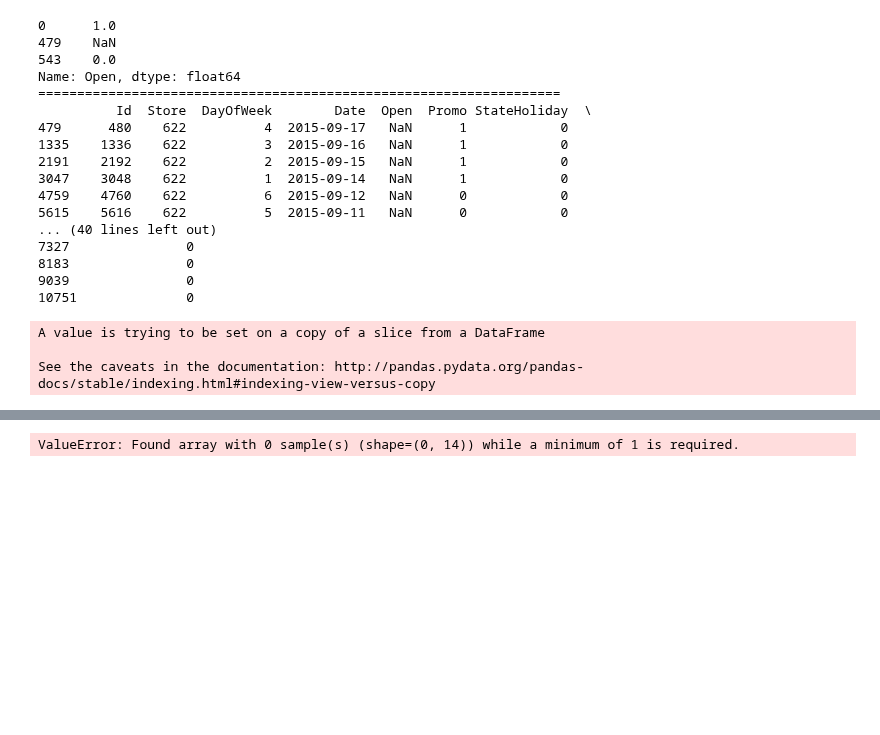
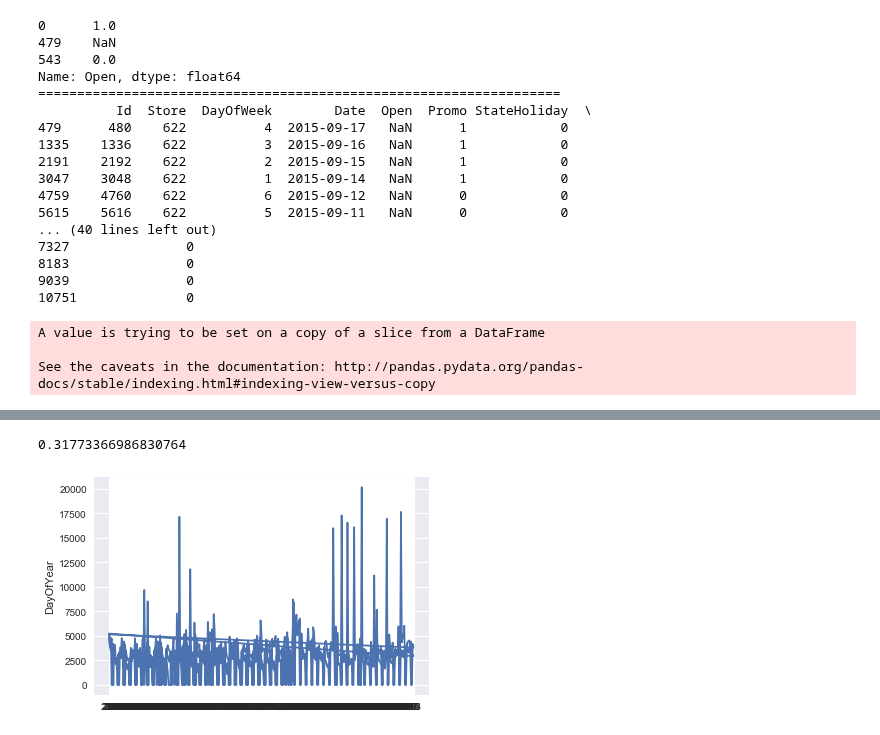
Before and after one commit to Qucy/UdacityMachineLearning, a Jupyter notebook: rossmann_store_sales/practice.ipynb, the cells around one changed output, grey strips where cells are left out. Cells and saved outputs as stored; diff of their text form; code cells hidden in the pictures; blank space fills up the shorter version.

```diff
--- a/rossmann_store_sales/practice.ipynb
+++ b/rossmann_store_sales/practice.ipynb
@@ -207,14 +152,22 @@ Name: Id, dtype: int64
 # %%
+from sklearn.externals import joblib
+
 def loal_and_predit(i, x):
     model_path = 'saved_models\store_{}.pkl'.format(i)
     regr = joblib.load(model_path)
     pred = regr.predict(x)
     return pred
 
-def update_dataframe(df, ids, pred):
+def update_dataframe(df, ids, pred, features):
+    features_day_7 = features['Day_7']
+    indexes = features_day_7.index.values
     for i, sid in enumerate(ids):
-        df['Sales'][df['Id'] == sid] = pred[i]
-    #return df
+        # if day_7 = 1 means it's sunday set sales to 0 directly
+        if (features['Day_7'][indexes[i]] == 1):
+            df['Sales'][df['Id'] == sid] = 0
+        else:
+            df['Sales'][df['Id'] == sid] = pred[i]
+
 
 def generate_submission_file():
     # load submission sample file
@@ -222,20 +175,20 @@ def generate_submission_file():
     for i in range(1, test['Store'].max()+1):
         # choose one store at a time
         test_feature = test[test['Store'] == i]
-        # save ids
-        ids = test_feature['Id']
-        # remove Id and Store for preidct
-        test_feature = test_feature.drop(['Id','Store'], axis=1)
-        # predict
-        pred = loal_and_predit(i, test_feature)
-        # write predictions into submission according to Ids
-        update_dataframe(df, ids, pred)
+        # do preidct only when feature length greater than 0
+        if (len(test_feature) > 0):
+            # save ids
+            ids = test_feature['Id']
+            # remove Id and Store for preidct
+            test_feature = test_feature.drop(['Id','Store'], axis=1)
+            # predict
+            pred = loal_and_predit(i, test_feature)
+            # write predictions into submission according to Ids
+            update_dataframe(df, ids, pred, test_feature)
     # generate new submission file
-    df.to_csv('data\new_sub.csv')
+    df.to_csv('./data/new_sub.csv', index=None)
 
 generate_submission_file()
-# %% [output]
-ValueError: Found array with 0 sample(s) (shape=(0, 14)) while a minimum of 1 is required.
 # %%
 from sklearn.model_selection import GridSearchCV
 from sklearn.metrics import make_scorer
@@ -253,7 +206,7 @@ regr = RandomForestRegressor()
 
 scoring_fnc = make_scorer(r2_score)
 
-param = {'max_depth':[5,6,7,8,9,10]}
+param = {'max_depth':[7], 'n_estimators':[10,20]}
 
 grid = GridSearchCV(regr, param, scoring=scoring_fnc)
 
@@ -266,3 +219,16 @@ pred = estimator.predict(X_test)
 score = r2_score(y_test, pred)
 
 print(score)
+# %% [output]
+0.31773366986830764
+# %%
+#print(train_store_labels)
+import matplotlib.pyplot as plt
+%matplotlib inline
+
+plt.plot(train_store['DayOfYear'], train_store_labels)
+plt.ylabel('Sales')
+plt.ylabel('DayOfYear')
+plt.show()
+# %% [output]
+[figure, added]
```
Also changed, not shown: parts of 5 cells of this notebook.
